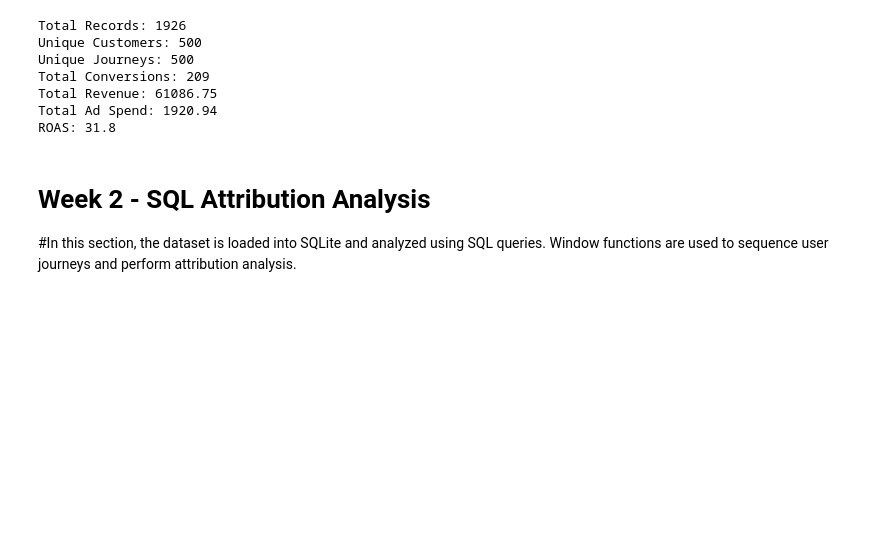
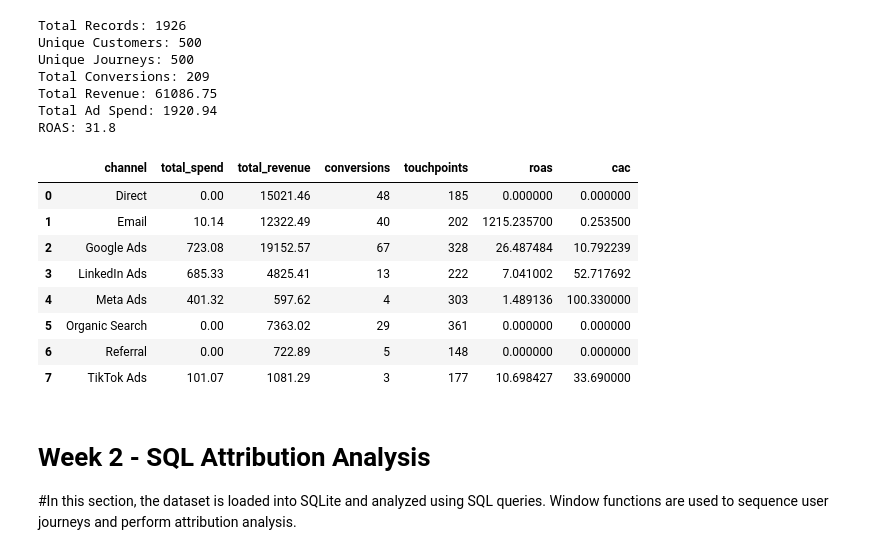
Before and after one commit to SUKstudent/Infotact_Data_Analytics_Internship, a Jupyter notebook: notebooks/EDA.ipynb, the cells around one changed output. Saved outputs shown, nothing was run; the diff lists cells and outputs as text; code cells hidden in the pictures; blank space fills up the shorter version.

```diff
--- a/notebooks/EDA.ipynb
+++ b/notebooks/EDA.ipynb
@@ -97 +76,13 @@ memory usage: 391.3+ KB
+# %%
+df["event_timestamp_utc"] = pd.to_datetime(df["event_timestamp_utc"])
+df["event_date"] = pd.to_datetime(df["event_date"])
+df["conversion_timestamp_utc"] = pd.to_datetime(df["conversion_timestamp_utc"], errors="coerce")
+
+df["ad_spend"] = pd.to_numeric(df["ad_spend"], errors="coerce").fillna(0)
+df["conversion_value"] = pd.to_numeric(df["conversion_value"], errors="coerce").fillna(0)
+
+df = df.drop_duplicates(subset=["event_id"])
+df = df.sort_values(
+    ["journey_id", "event_timestamp_utc"]
+)
 # %%
@@ -327,6 +270,31 @@ Total Conversions: 209
 Total Revenue: 61086.75
 Total Ad Spend: 1920.94
 ROAS: 31.8
+# %%
+channel_summary = df.groupby("channel").agg(
+    total_spend=("ad_spend", "sum"),
+    total_revenue=("conversion_value", "sum"),
+    conversions=("is_conversion", "sum"),
+    touchpoints=("event_id", "count")
+).reset_index()
+
+channel_summary["roas"] = channel_summary["total_revenue"] / channel_summary["total_spend"]
+channel_summary["cac"] = channel_summary["total_spend"] / channel_summary["conversions"]
+
+channel_summary = channel_summary.replace([float("inf"), -float("inf")], 0)
+channel_summary = channel_summary.fillna(0)
+
+channel_summary
+# %% [output]
+|  | channel | total_spend | total_revenue | conversions | touchpoints | roas | cac |
+| 0 | Direct | 0.00 | 15021.46 | 48 | 185 | 0.000000 | 0.000000 |
+| 1 | Email | 10.14 | 12322.49 | 40 | 202 | 1215.235700 | 0.253500 |
+| 2 | Google Ads | 723.08 | 19152.57 | 67 | 328 | 26.487484 | 10.792239 |
+| 3 | LinkedIn Ads | 685.33 | 4825.41 | 13 | 222 | 7.041002 | 52.717692 |
+| 4 | Meta Ads | 401.32 | 597.62 | 4 | 303 | 1.489136 | 100.330000 |
+| 5 | Organic Search | 0.00 | 7363.02 | 29 | 361 | 0.000000 | 0.000000 |
+| 6 | Referral | 0.00 | 722.89 | 5 | 148 | 0.000000 | 0.000000 |
+| 7 | TikTok Ads | 101.07 | 1081.29 | 3 | 177 | 10.698427 | 33.690000 |
 # %% [markdown]
 # Week 2 - SQL Attribution Analysis
 #In this section, the dataset is loaded into SQLite and analyzed using SQL queries. Window functions are used to sequence user journeys and perform attribution analysis.
```
Also changed, not shown: parts of 14 cells of this notebook.
